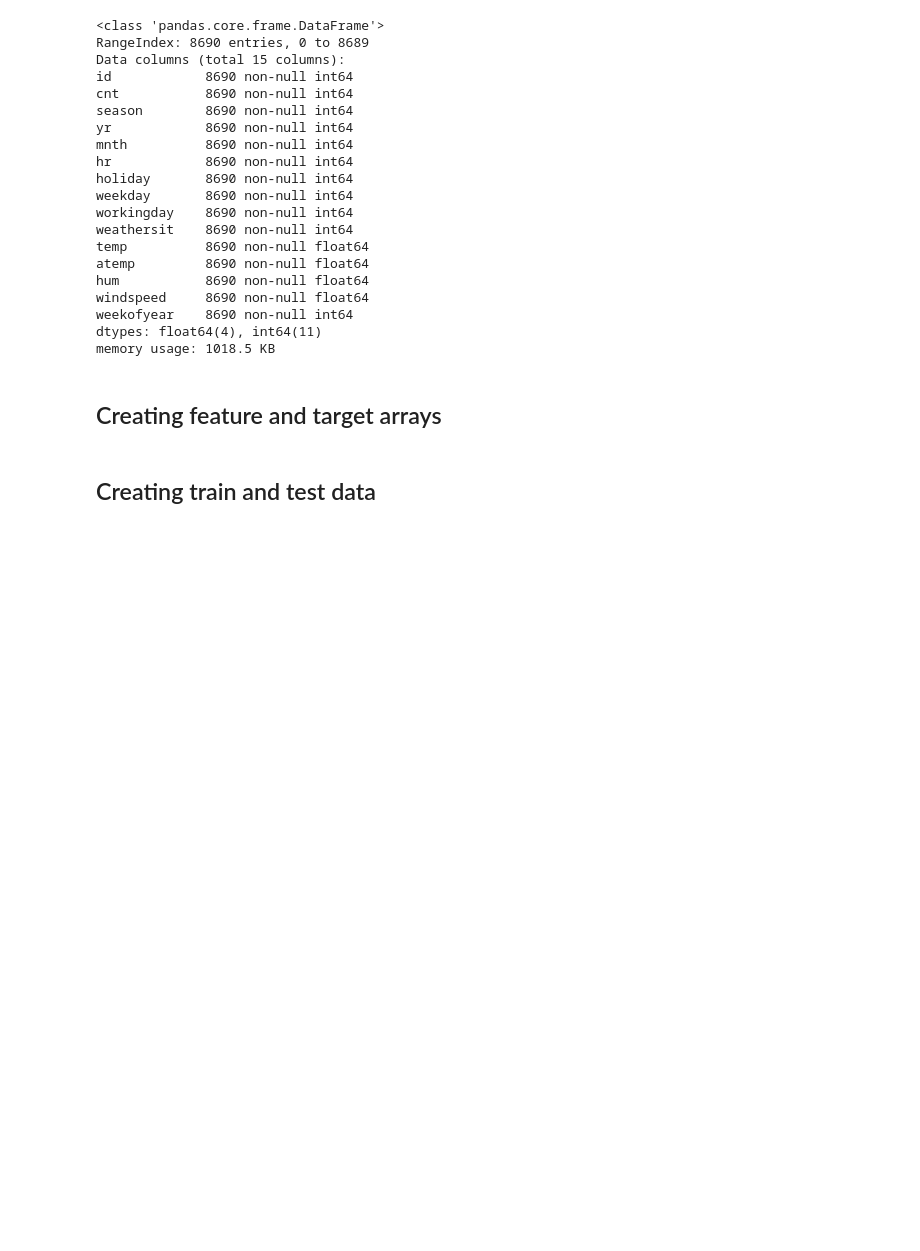
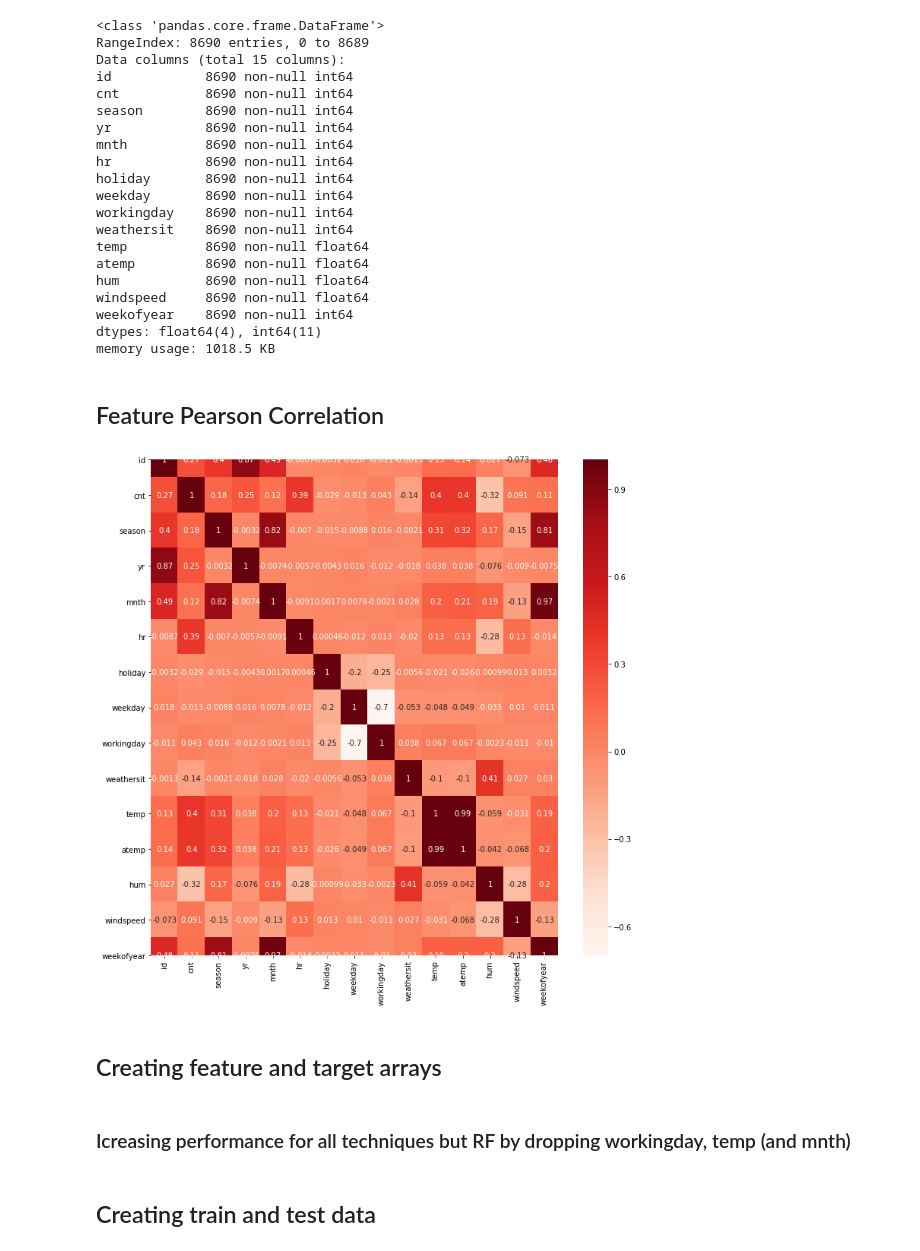
Before and after one commit to theGreatRaphael/ML_Task1, a Jupyter notebook: bike_sharing.ipynb, the cells around one changed output. Cells and saved outputs as stored; diff of their text form; code cells hidden in the pictures; blank space fills up the shorter version.

Commit message:
added feature correlation plot for bike sharing, added student performance notebook

```diff
--- a/bike_sharing.ipynb
+++ b/bike_sharing.ipynb
@@ -76,5 +80,16 @@ windspeed     8690 non-null float64
 weekofyear    8690 non-null int64
 dtypes: float64(4), int64(11)
 memory usage: 1018.5 KB
+# %% [markdown]
+## Feature Pearson Correlation
+# %%
+plt.figure(figsize=(12,12))
+cor = bike.corr()
+sns.heatmap(cor, annot=True, cmap=plt.cm.Reds)
+plt.show()
+# %% [output]
+[figure, added]
 # %% [markdown]
 ## Creating feature and target arrays
+# %% [markdown]
+### Icreasing performance for all techniques but RF by dropping workingday, temp (and mnth)
```
Also changed, not shown: parts of 19 cells of this notebook, 1 other file.
